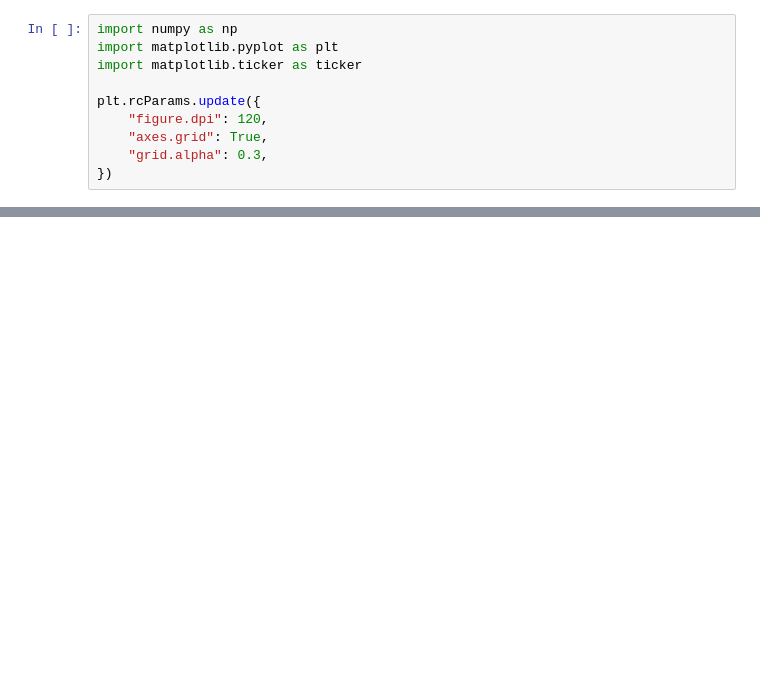
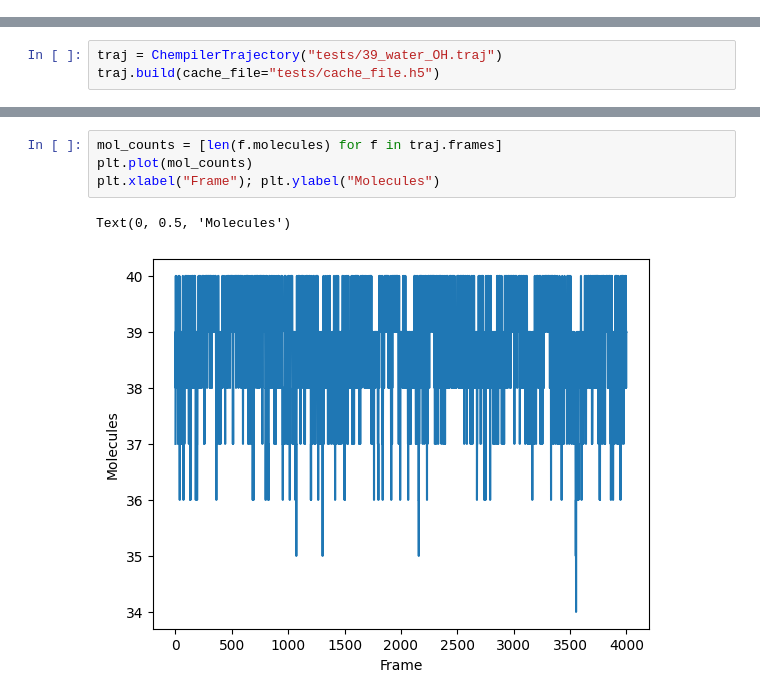
Before and after one commit to viktorsvahn/chempiler, a Jupyter notebook: chempiler_demo.ipynb, the cells around one changed output, grey strips where cells are left out. Saved outputs shown, nothing was run; the diff lists cells and outputs as text; blank space fills up the shorter version.

```diff
--- a/chempiler_demo.ipynb
+++ b/chempiler_demo.ipynb
@@ -20,10 +0,0 @@ This notebook walks through the main capabilities:
-# %%
-import numpy as np
-import matplotlib.pyplot as plt
-import matplotlib.ticker as ticker
-
-plt.rcParams.update({
-    "figure.dpi": 120,
-    "axes.grid": True,
-    "grid.alpha": 0.3,
-})
@@ -858,0 +9,3 @@ combine frames freely before passing them to any function.
+# %%
+traj = ChempilerTrajectory("tests/39_water_OH.traj")
+traj.build(cache_file="tests/cache_file.h5")
@@ -858,0 +29,7 @@ combine frames freely before passing them to any function.
+# %%
+mol_counts = [len(f.molecules) for f in traj.frames]
+plt.plot(mol_counts)
+plt.xlabel("Frame"); plt.ylabel("Molecules")
+# %% [output]
+Text(0, 0.5, 'Molecules')
+[figure, added]
```
Also changed, not shown: parts of 81 cells of this notebook, 5 other files.
